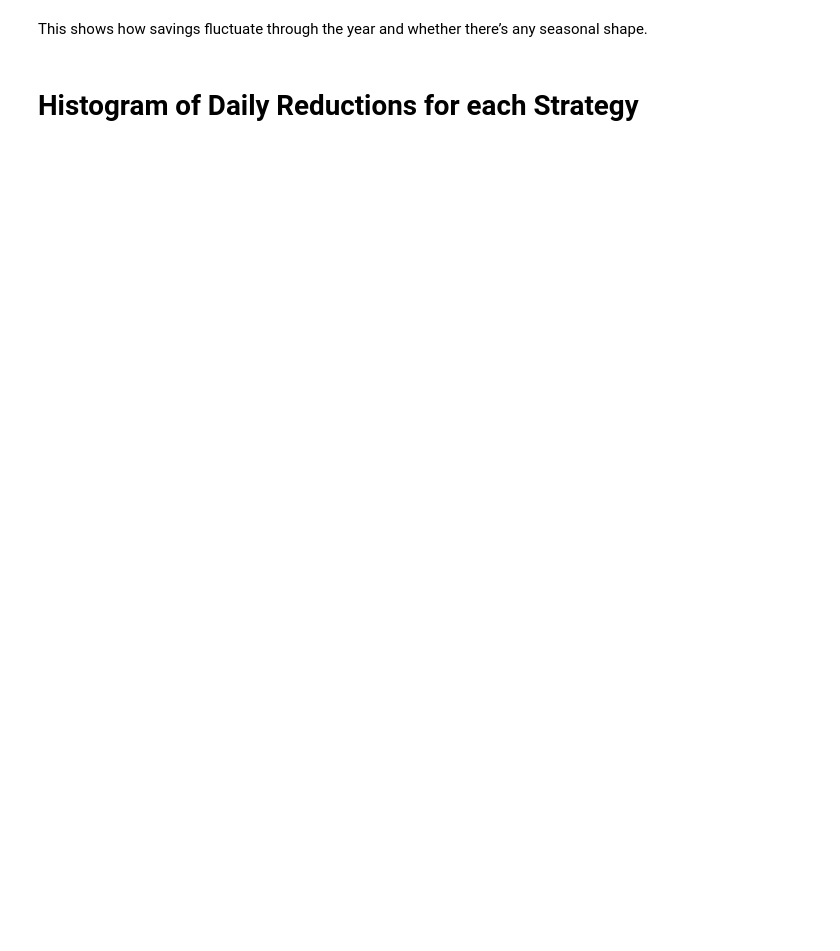
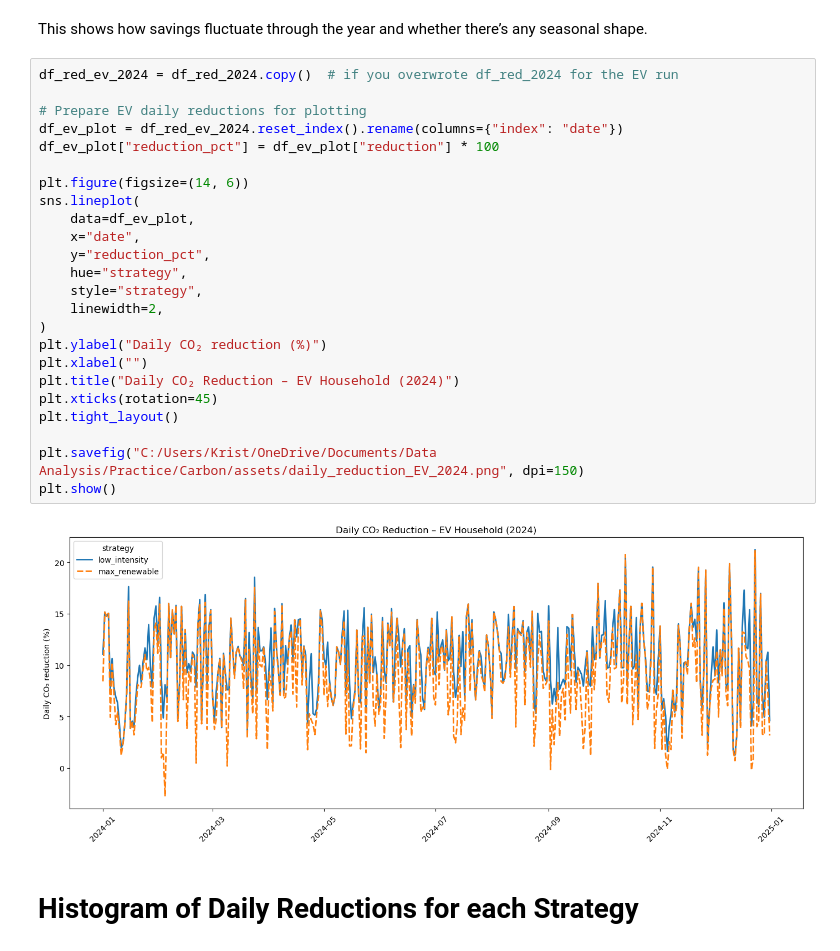
Before and after one commit to KrisN13/Forecasting-UK-Grid-Carbon-Intensity, a Jupyter notebook: notebooks/05_scenarios_and_impact.ipynb, the cells around one changed output. Drawn from its saved outputs; the diff is of its cells as text; blank space fills up the shorter version.

```diff
--- a/notebooks/05_scenarios_and_impact.ipynb
+++ b/notebooks/05_scenarios_and_impact.ipynb
@@ -417,5 +519,31 @@ date
 # %% [markdown]
 This shows how savings fluctuate through the year and whether there’s any seasonal shape.
+# %%
+df_red_ev_2024 = df_red_2024.copy()  # if you overwrote df_red_2024 for the EV run
+
+# Prepare EV daily reductions for plotting
+df_ev_plot = df_red_ev_2024.reset_index().rename(columns={"index": "date"})
+df_ev_plot["reduction_pct"] = df_ev_plot["reduction"] * 100
+
+plt.figure(figsize=(14, 6))
+sns.lineplot(
+    data=df_ev_plot,
+    x="date",
+    y="reduction_pct",
+    hue="strategy",
+    style="strategy",
+    linewidth=2,
+)
+plt.ylabel("Daily CO₂ reduction (%)")
+plt.xlabel("")
+plt.title("Daily CO₂ Reduction – EV Household (2024)")
+plt.xticks(rotation=45)
+plt.tight_layout()
+
+plt.savefig("C:/Users/Krist/OneDrive/Documents/Data Analysis/Practice/Carbon/assets/daily_reduction_EV_2024.png", dpi=150)
+plt.show()
+# %% [output]
+[figure, added]
 # %% [markdown]
 # Histogram of Daily Reductions for each Strategy
 # %%
```
Also changed, not shown: parts of 15 cells of this notebook, 3 other files.
